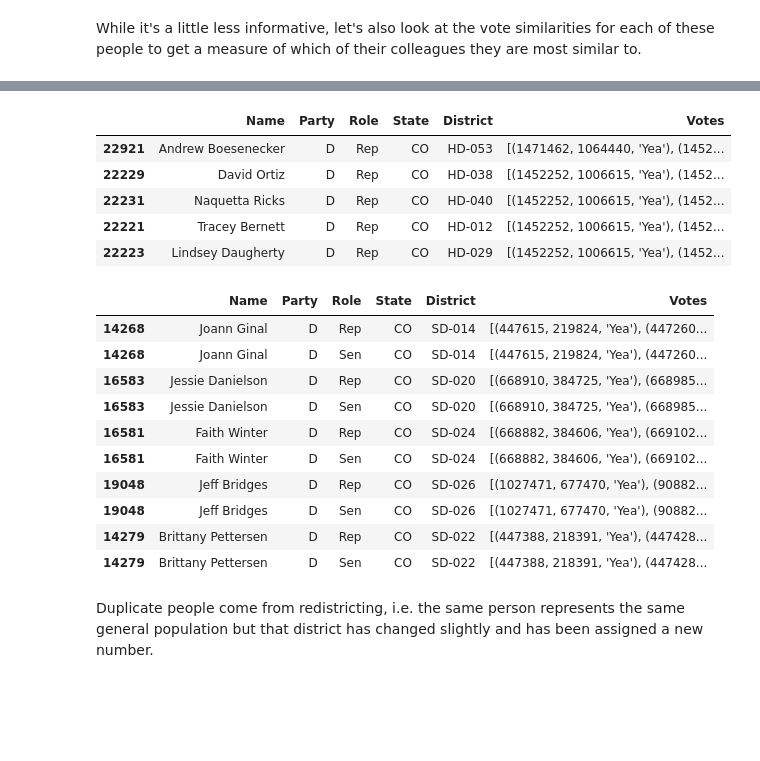
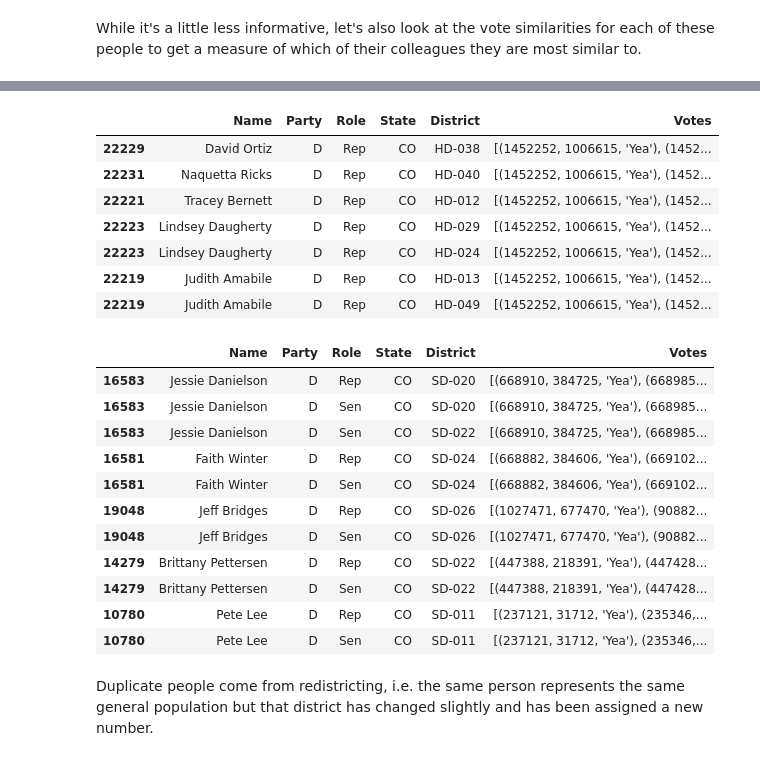
Before and after one commit to silas-wunder/LegiScan, a Jupyter notebook: basic_analysis.ipynb, the cells around one changed output, grey strips where cells are left out. Cells and saved outputs as stored; diff of their text form; code cells hidden in the pictures; blank space fills up the shorter version.

```diff
--- a/basic_analysis.ipynb
+++ b/basic_analysis.ipynb
@@ -343,25 +388,28 @@ people.loc[votes_similarities[neguse].argsort()[::-1][:5]]
 # %%
-people.loc[votes_similarities[boesenecker].argsort()[::-1][:5]]
+people.loc[votes_similarities[boesenecker].argsort()[::-1][1:6]]
 # %% [output]
 |  | Name | Party | Role | State | District | Votes |
-| 22921 | Andrew Boesenecker | D | Rep | CO | HD-053 | [(1471462, 1064440, 'Yea'), (1452... |
 | 22229 | David Ortiz | D | Rep | CO | HD-038 | [(1452252, 1006615, 'Yea'), (1452... |
 | 22231 | Naquetta Ricks | D | Rep | CO | HD-040 | [(1452252, 1006615, 'Yea'), (1452... |
 | 22221 | Tracey Bernett | D | Rep | CO | HD-012 | [(1452252, 1006615, 'Yea'), (1452... |
 | 22223 | Lindsey Daugherty | D | Rep | CO | HD-029 | [(1452252, 1006615, 'Yea'), (1452... |
+| 22223 | Lindsey Daugherty | D | Rep | CO | HD-024 | [(1452252, 1006615, 'Yea'), (1452... |
+| 22219 | Judith Amabile | D | Rep | CO | HD-013 | [(1452252, 1006615, 'Yea'), (1452... |
+| 22219 | Judith Amabile | D | Rep | CO | HD-049 | [(1452252, 1006615, 'Yea'), (1452... |
 # %%
-people.loc[votes_similarities[ginal].argsort()[::-1][:5]]
+people.loc[votes_similarities[ginal].argsort()[::-1][1:6]]
 # %% [output]
 |  | Name | Party | Role | State | District | Votes |
-| 14268 | Joann Ginal | D | Rep | CO | SD-014 | [(447615, 219824, 'Yea'), (447260... |
-| 14268 | Joann Ginal | D | Sen | CO | SD-014 | [(447615, 219824, 'Yea'), (447260... |
 | 16583 | Jessie Danielson | D | Rep | CO | SD-020 | [(668910, 384725, 'Yea'), (668985... |
 | 16583 | Jessie Danielson | D | Sen | CO | SD-020 | [(668910, 384725, 'Yea'), (668985... |
+| 16583 | Jessie Danielson | D | Sen | CO | SD-022 | [(668910, 384725, 'Yea'), (668985... |
 | 16581 | Faith Winter | D | Rep | CO | SD-024 | [(668882, 384606, 'Yea'), (669102... |
 | 16581 | Faith Winter | D | Sen | CO | SD-024 | [(668882, 384606, 'Yea'), (669102... |
 | 19048 | Jeff Bridges | D | Rep | CO | SD-026 | [(1027471, 677470, 'Yea'), (90882... |
 | 19048 | Jeff Bridges | D | Sen | CO | SD-026 | [(1027471, 677470, 'Yea'), (90882... |
 | 14279 | Brittany Pettersen | D | Rep | CO | SD-022 | [(447388, 218391, 'Yea'), (447428... |
 | 14279 | Brittany Pettersen | D | Sen | CO | SD-022 | [(447388, 218391, 'Yea'), (447428... |
+| 10780 | Pete Lee | D | Rep | CO | SD-011 | [(237121, 31712, 'Yea'), (235346,... |
+| 10780 | Pete Lee | D | Sen | CO | SD-011 | [(237121, 31712, 'Yea'), (235346,... |
 # %% [markdown]
 Duplicate people come from redistricting, i.e. the same person represents the same general population but that district has changed slightly and has been assigned a new number.
```
Also changed, not shown: parts of 24 cells of this notebook, 5 other files.
